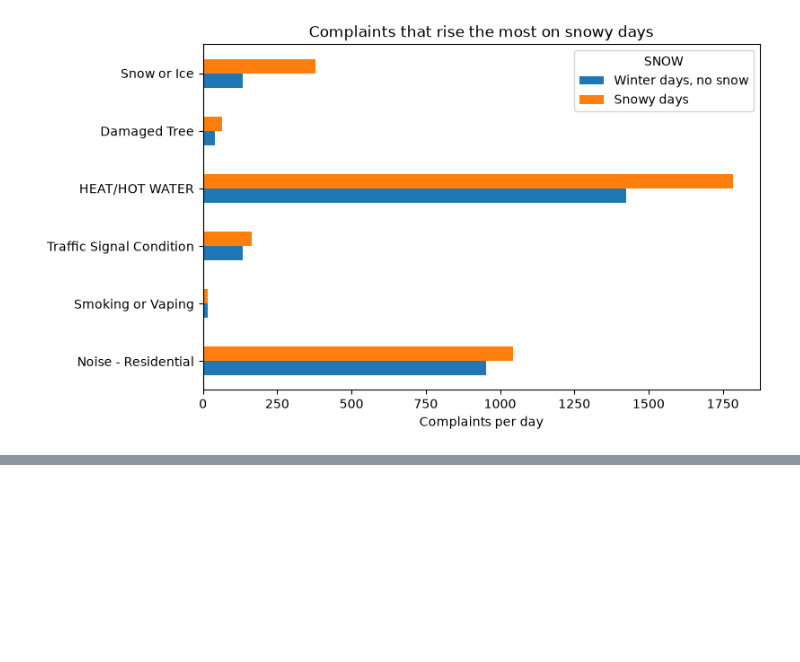
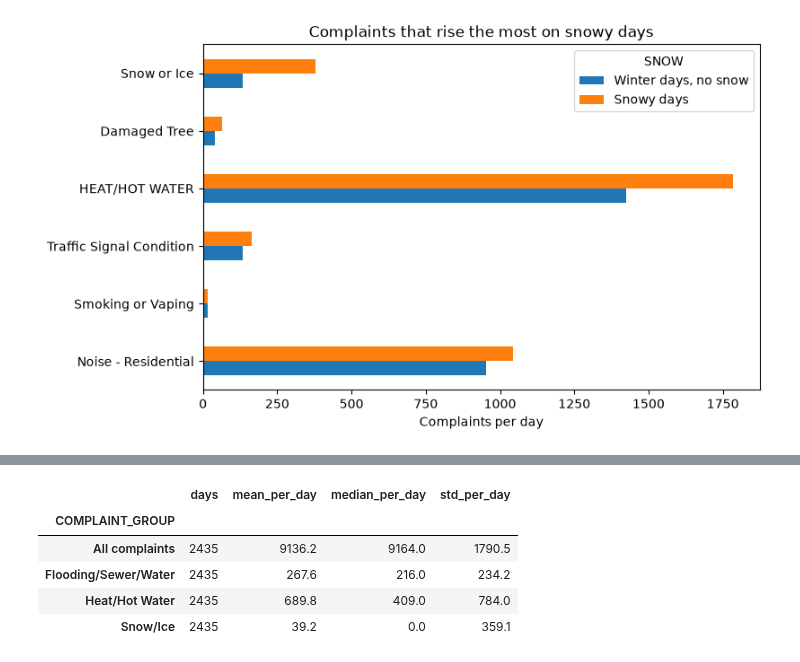
Before and after one commit to Tavnik-7-8-22/INFO2950-Project, a Jupyter notebook: nyc_311_weather_analysis.ipynb, the cells around one changed output, grey strips where cells are left out. Cells and saved outputs as stored; diff of their text form; code cells hidden in the pictures; blank space fills up the shorter version.

```diff
--- a/HandwrittenExploration.ipynb
+++ b/nyc_311_weather_analysis.ipynb
@@ -1455,10 +1480,11 @@ Counts = pd.concat([Counts, Totals], ignore_index=True)
 #---Weather and calendar columns (calendar columns are the same for both stations, so they come from Central Park)---
 CalendarCols = ["YEAR", "MONTH", "MONTH_NAME", "DAY_OF_WEEK", "DAY_NAME", "IS_WEEKEND", "IS_HOLIDAY", "SEASON"]
 WeatherCols = ["TAVG", "TMAX", "TMIN", "PRCP", "PRCP_TRACE", "SNOW", "SNOW_TRACE", "SNWD", "AWND", "WSF5"]
-CP = (CentralParkWeather[["DATE"] + CalendarCols + WeatherCols + ["WIND_FILLED_FROM_JFK"]]
-      .rename(columns={c: "CP_" + c for c in WeatherCols + ["WIND_FILLED_FROM_JFK"]}))
-JFK = (JFKWeather[["DATE"] + WeatherCols + ["WIND_FILLED_FROM_CP"]]
-       .rename(columns={c: "JFK_" + c for c in WeatherCols + ["WIND_FILLED_FROM_CP"]}))
+# Include the thunder event flags for the second preregistered hypothesis.
+CP = (CentralParkWeather[["DATE"] + CalendarCols + WeatherCols + ["WT_THUNDER", "WIND_FILLED_FROM_JFK"]]
+      .rename(columns={c: "CP_" + c for c in WeatherCols + ["WT_THUNDER", "WIND_FILLED_FROM_JFK"]}))
+JFK = (JFKWeather[["DATE"] + WeatherCols + ["WT_THUNDER", "WIND_FILLED_FROM_CP"]]
+       .rename(columns={c: "JFK_" + c for c in WeatherCols + ["WT_THUNDER", "WIND_FILLED_FROM_CP"]}))
 
 DailyComplaintsWeather = (Counts.merge(CP, on="DATE", how="left", validate="many_to_one")
                                 .merge(JFK, on="DATE", how="left", validate="many_to_one")
@@ -1668,0 +1777,15 @@ Snow.loc[(Snow["Snowy days"] / Snow["Winter days, no snow"]).nlargest(6).index[:
+# %%
+# Summarize daily request levels for the citywide total and selected groups.
+KeyGroups = ["All complaints", "Heat/Hot Water", "Flooding/Sewer/Water", "Snow/Ice"]
+GroupSummary = (Final[Final["COMPLAINT_GROUP"].isin(KeyGroups)]
+                .groupby("COMPLAINT_GROUP")["REQUESTS"]
+                .agg(days="count", mean_per_day="mean", median_per_day="median", std_per_day="std")
+                .round(1))
+display(GroupSummary)
+# %% [output]
+|  | days | mean_per_day | median_per_day | std_per_day |
+| COMPLAINT_GROUP |  |  |  |  |
+| All complaints | 2435 | 9136.2 | 9164.0 | 1790.5 |
+| Flooding/Sewer/Water | 2435 | 267.6 | 216.0 | 234.2 |
+| Heat/Hot Water | 2435 | 689.8 | 409.0 | 784.0 |
+| Snow/Ice | 2435 | 39.2 | 0.0 | 359.1 |
```
Also changed, not shown: parts of 33 cells of this notebook, 3 other files.
